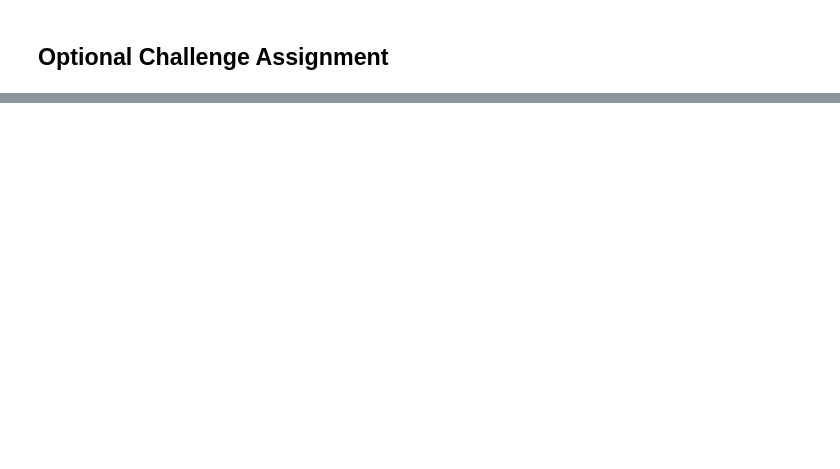
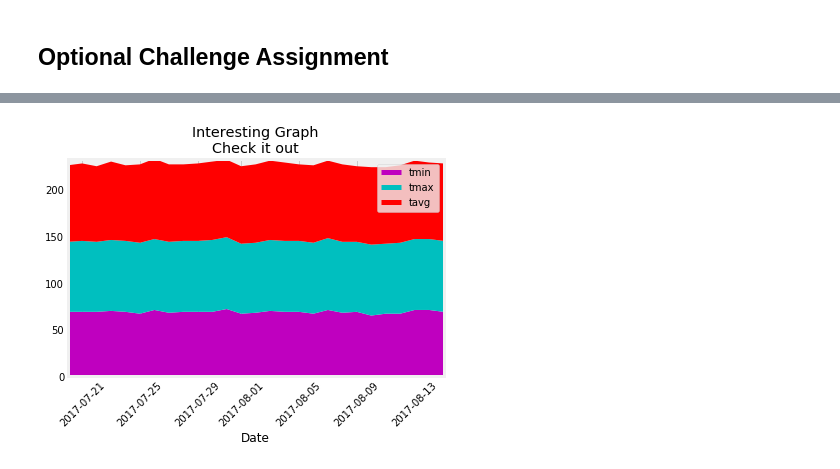
Before and after one commit to SharmaBhumi/sqlalchemy-challenge, a Jupyter notebook: climate_starter.ipynb, the cells around one changed output, grey strips where cells are left out. Drawn from its saved outputs; the diff is of its cells as text; code cells hidden in the pictures; blank space fills up the shorter version.

Commit message:
Add stackplot and bar plot to teh solution

```diff
--- a/climate_starter.ipynb
+++ b/climate_starter.ipynb
@@ -335,2 +369,5 @@ daily_normals("01-01")
 # %%
 # Load the previous query results into a Pandas DataFrame and add the `trip_dates` range as the `date` index
+df_trip = pd.DataFrame({'tmin':tmin,'tmax':tmax,'tavg':tavg, 'index':index})
+df_trip=df_trip.set_index('index')
+df_trip
@@ -338,0 +393,52 @@ daily_normals("01-01")
+# %%
+# Plot the daily normals as an area plot with `stacked=False`
+# library
+import numpy as np
+import matplotlib.pyplot as plt
+
+# --- FORMAT 1
+
+# Your x and y axis
+x=df_trip.index
+y1=df_trip['tmin']
+y2=df_trip['tmax']
+y3=df_trip['tavg']
+# print(y3)
+
+# Basic stacked area chart.
+# plt.stackplot(x,y, labels=['tmin,tmax,tavg'])
+# plt.legend(loc='upper left')
+# plt.show()
+
+# --- FORMAT 2</pre>
+# x=range(1,6)
+# y1=[1,4,6,8,9]
+# y2=[2,2,7,10,12]
+# y3=[2,8,5,10,6]
+
+# Basic stacked area chart.
+# plt.stackplot(x,y1, y2, y3, baseline='zero',stacked=False, labels=['tmin','tmax','tavg'])
+# plt.legend(loc='upper left')
+# plt.title('daily normals for the duration of trip')
+
+# df_trip.plot(kind='area', stacked=False, alpha=0.5, colormap='Spectral',
+#         title='Area Plot')
+# ax = df_trip.plot.area(stacked=False)
+# ax.xticklabels(x)
+plt.plot([],[],color='m', label='tmin', linewidth=5)
+plt.plot([],[],color='c', label='tmax', linewidth=5)
+plt.plot([],[],color='r', label='tavg', linewidth=5)
+plt.stackplot(x, y1,y2,y3, colors=['m','c','r'])
+# df_trip.plot.area(stacked=False)
+plt.xlabel('Date')
+# plt.ylabel('y')
+plt.title('Interesting Graph\nCheck it out')
+plt.legend()
+plt.autoscale(enable=True, axis='both', tight=True)
+plt.autumn()
+plt.xticks(rotation=45)
+plt.axis('tight')
+plt.show()
+#
+# %% [output]
+[figure, added]
```
Also changed, not shown: parts of 5 cells of this notebook.
